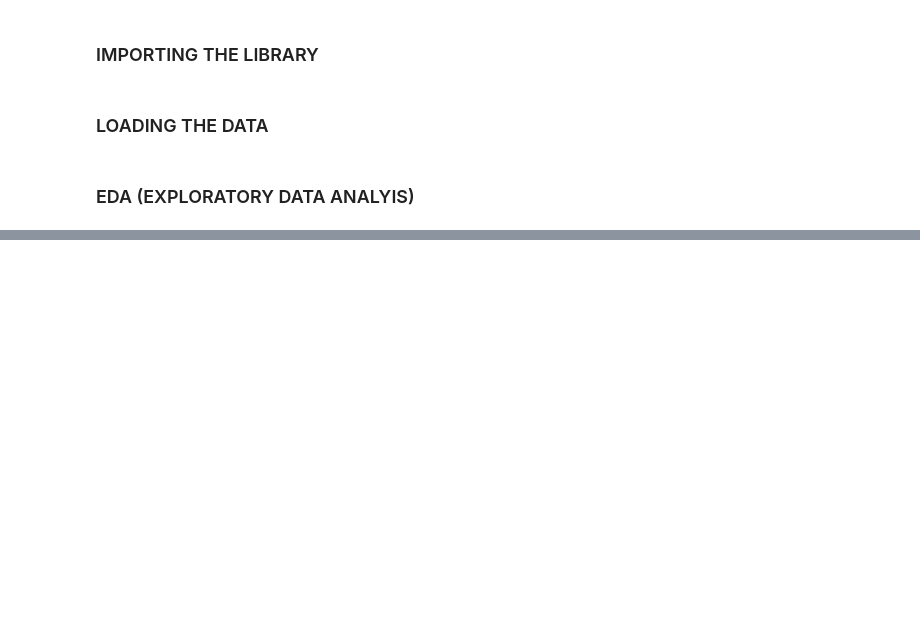
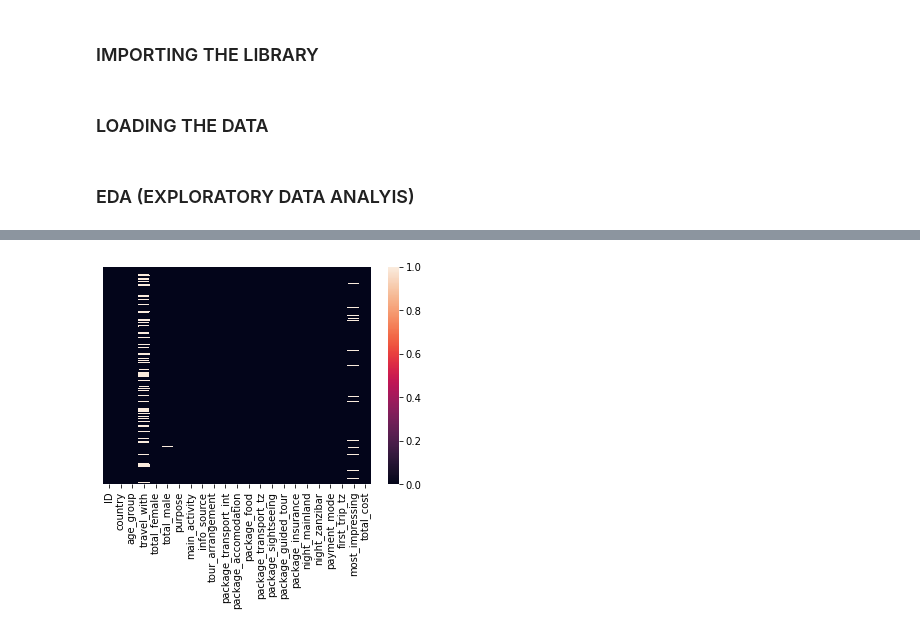
Before and after one commit to innocent-charles/TanzaTour-AI, a Jupyter notebook: Tazatep dataset/TanzaTourAI_version.ipynb, the cells around one changed output, grey strips where cells are left out. Drawn from its saved outputs; the diff is of its cells as text; code cells hidden in the pictures; blank space fills up the shorter version.

```diff
--- a/Tazatep dataset/TanzaTourAI_version.ipynb
+++ b/Tazatep dataset/TanzaTourAI_version.ipynb
@@ -47,0 +141,5 @@ data.tail(10)
+# %%
+sns.heatmap(data.isnull(),yticklabels=False,linecolor="yellow")
+plt.show()
+# %% [output]
+[figure, added]
```
Also changed, not shown: parts of 15 cells of this notebook.
